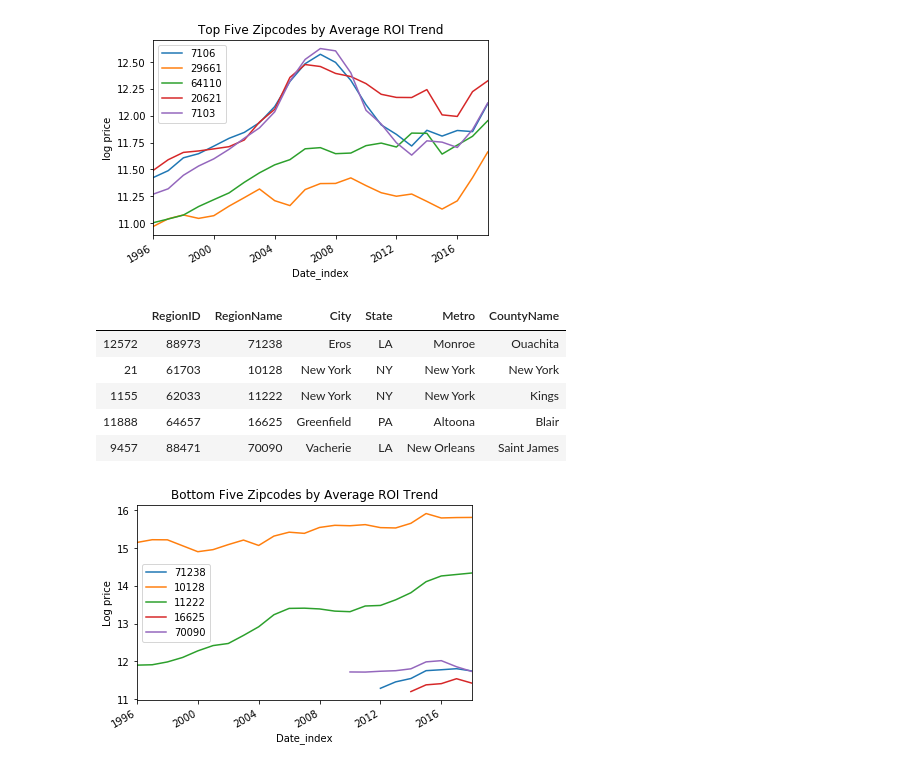
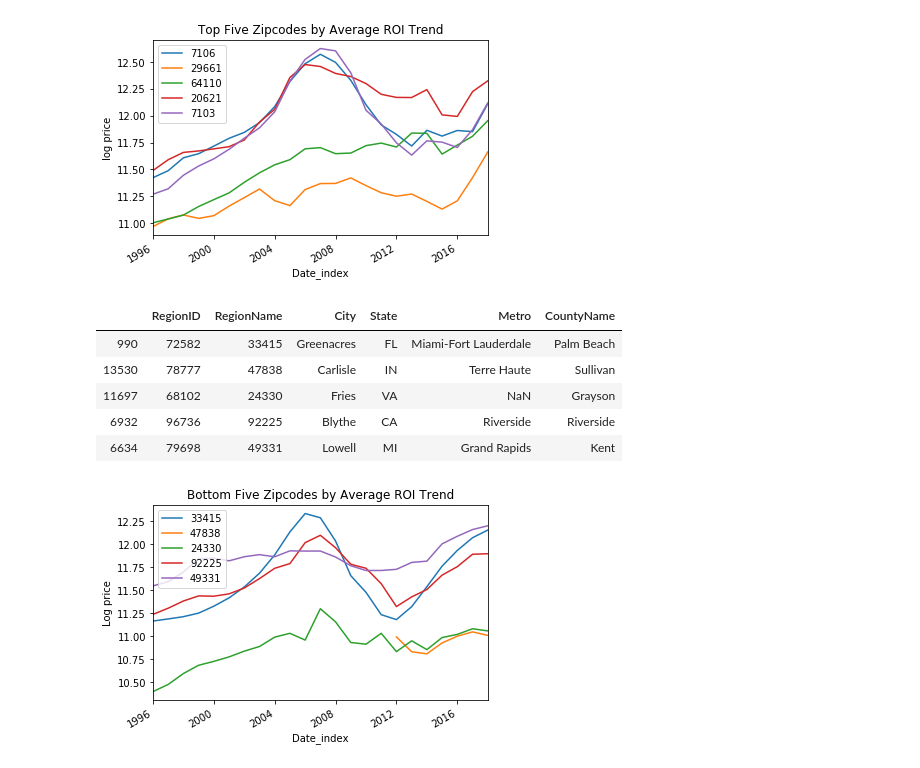
Before and after one commit to AaronWChen/time_series_zillow, a Jupyter notebook: python/zillow_etl.ipynb, the cells around one changed output. Drawn from its saved outputs; the diff is of its cells as text; code cells hidden in the pictures.

```diff
--- a/python/zillow_etl.ipynb
+++ b/python/zillow_etl.ipynb
@@ -92,10 +99,10 @@ trending_zipcodes
 70090   -0.105950
 Length: 14723, dtype: float64
 # %%
-#making a list of top, bottom  and random five zipcodes interms of average ROI trend
-top_five_zipcodes = trending_zipcodes.index[:5].tolist()
-bottom_five_zipcodes = trending_zipcodes.index[-5:].tolist()
-random_five_zipcodes = np.random.choice(zillow_cleandf.columns, 5)
+#making a list of top, bottom  and random 100 zipcodes interms of average ROI trend
+top_100_zipcodes = trending_zipcodes.index[:100].tolist()
+bottom_100_zipcodes = trending_zipcodes.index[-100:].tolist()
+random_100_zipcodes = np.random.choice(zillow_cleandf.columns, 100)
 # %%
 #plotting the average ROI trend for top five and bottom five zipcodes
 
@@ -144,23 +171,23 @@ plt.show()
 [figure]
 # %%
 #region names for the bottom five zipcodes
-name_zipcode_area(zillow_regiondf, bottom_five_zipcodes)
+name_zipcode_area(zillow_regiondf, bottom_100_zipcodes).head()
 # %% [output]
 |  | RegionID | RegionName | City | State | Metro | CountyName |
-| 12572 | 88973 | 71238 | Eros | LA | Monroe | Ouachita |
-| 21 | 61703 | 10128 | New York | NY | New York | New York |
-| 1155 | 62033 | 11222 | New York | NY | New York | Kings |
-| 11888 | 64657 | 16625 | Greenfield | PA | Altoona | Blair |
-| 9457 | 88471 | 70090 | Vacherie | LA | New Orleans | Saint James |
+| 990 | 72582 | 33415 | Greenacres | FL | Miami-Fort Lauderdale | Palm Beach |
+| 13530 | 78777 | 47838 | Carlisle | IN | Terre Haute | Sullivan |
+| 11697 | 68102 | 24330 | Fries | VA | NaN | Grayson |
+| 6932 | 96736 | 92225 | Blythe | CA | Riverside | Riverside |
+| 6634 | 79698 | 49331 | Lowell | MI | Grand Rapids | Kent |
 # %%
 #dataframe for topfive zipcodes
-bottomfive_yr_df = dataframe_aggregator(zillow_yr_df, bottom_five_zipcodes)
+bottomfive_yr_df = dataframe_aggregator(zillow_yr_df, bottom_100_zipcodes[:5])
 np.log(bottomfive_yr_df).plot()
 plt.ylabel('Log price')
 plt.title('Bottom Five Zipcodes by Average ROI Trend')
 plt.show()
 # %% [output]
-[figure, old version]
+[figure, new version]
 # %%
 # melted = pd.melt(zillow_df, id_vars=['RegionID', 'RegionName', 'SizeRank', 'City', 'State', 'Metro', 'CountyName'], var_name='time')
 # %%
```
Also changed, not shown: parts of 10 cells of this notebook, 3 other files.
